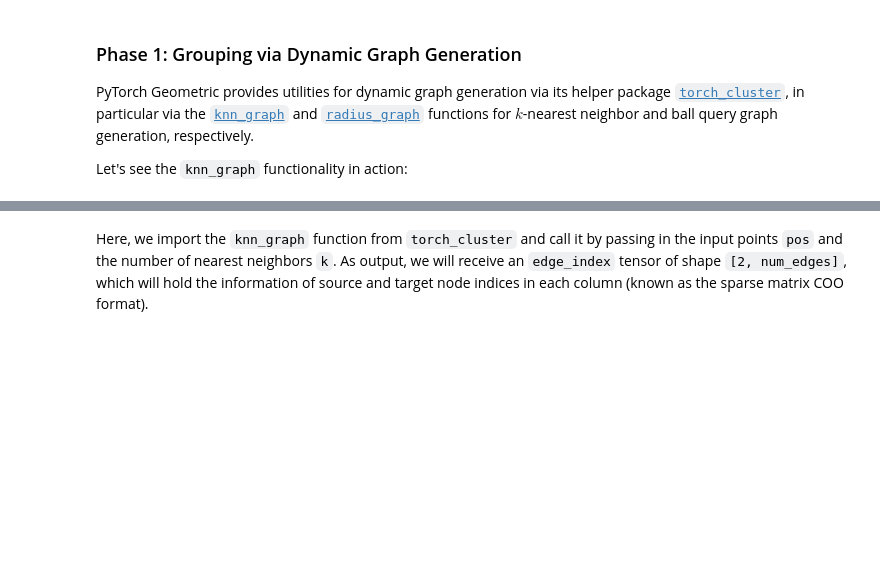
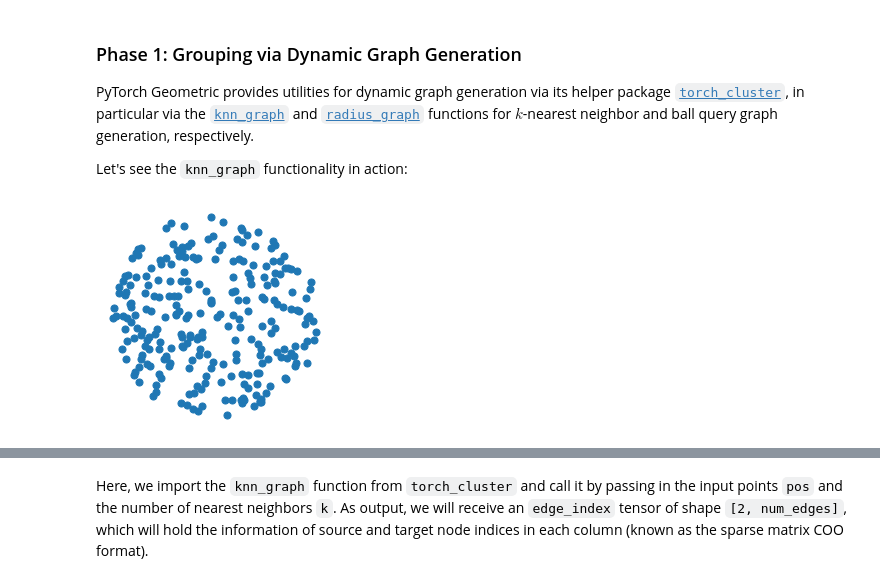
Before and after one commit to fgias/pytorch-geometric-intro, a Jupyter notebook: 5. Point Cloud Classification.ipynb, the cells around one changed output, grey strips where cells are left out. Cells and saved outputs as stored; diff of their text form; code cells hidden in the pictures; blank space fills up the shorter version.

Commit message:
PointNet++

```diff
--- a/5. Point Cloud Classification.ipynb
+++ b/5. Point Cloud Classification.ipynb
@@ -129,3 +133,5 @@ This allows PointNet++  to capture local context at different scales.
 PyTorch Geometric provides utilities for dynamic graph generation via its helper package [`torch_cluster`](https://github.com/rusty1s/pytorch_cluster), in particular via the [`knn_graph`](https://pytorch-geometric.readthedocs.io/en/latest/modules/nn.html#torch_geometric.nn.pool.knn_graph) and [`radius_graph`](https://pytorch-geometric.readthedocs.io/en/latest/modules/nn.html#torch_geometric.nn.pool.radius_graph) functions for $k$-nearest neighbor and ball query graph generation, respectively.
 
 Let's see the `knn_graph` functionality in action:
+# %%
+data = dataset[0]
@@ -132,3 +140,7 @@ Let's see the `knn_graph` functionality in action:
+# %%
+visualize_points(data.pos)
+# %% [output]
+[figure, added]
 # %%
 from torch_cluster import knn_graph
 
```
Also changed, not shown: parts of 7 cells of this notebook.
